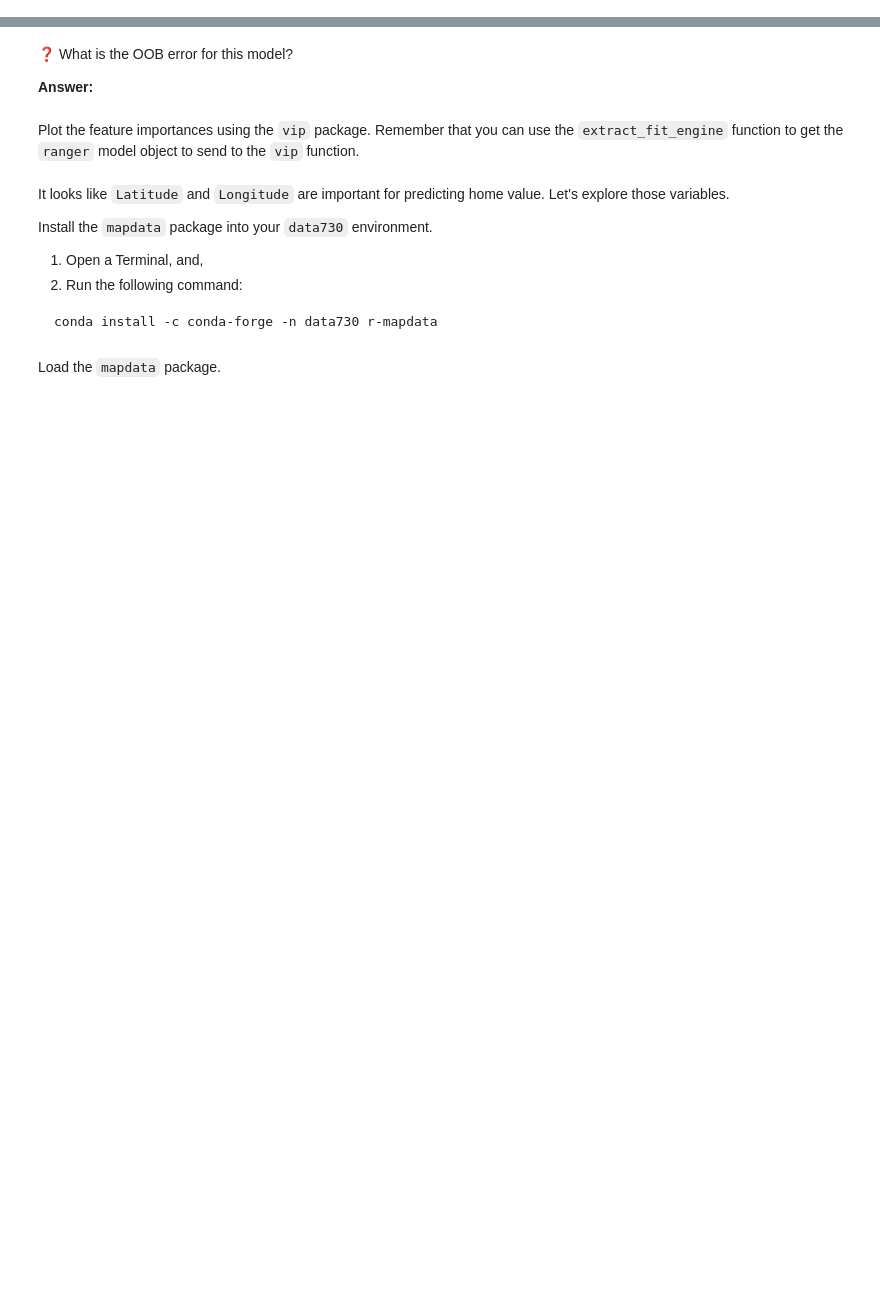
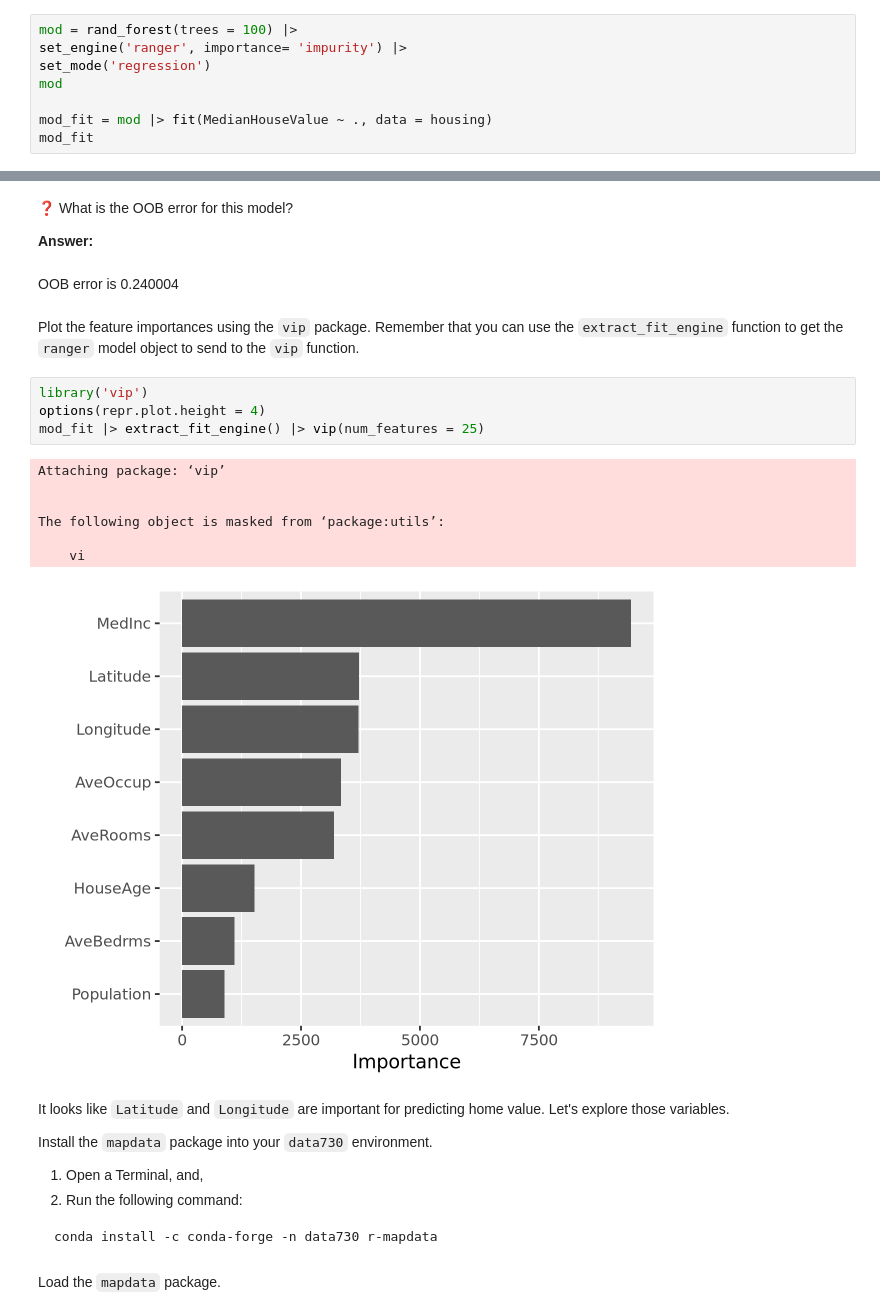
Before and after one commit to UNC-DATA-730/unit-11-assignment-yifeiwang2025, a Jupyter notebook: assignment11.ipynb, the cells around one changed output, grey strips where cells are left out. Cells and saved outputs as stored; diff of their text form; blank space fills up the shorter version.

```diff
--- a/assignment11.ipynb
+++ b/assignment11.ipynb
@@ -41,3 +74,11 @@ Let's build a random forest model to predict `MedianHouseValue`.
 
 1. Create your model, set the engine to `ranger` with `importance = 'impurity'` and the mode as `regression`.
 2. Fit the model using `MedianHouseValue` as the response variable and all other columns as predictors.
+# %%
+mod = rand_forest(trees = 100) |>
+set_engine('ranger', importance= 'impurity') |>
+set_mode('regression')
+mod
+
+mod_fit = mod |> fit(MedianHouseValue ~ ., data = housing)
+mod_fit
@@ -45,8 +113,22 @@ Let's build a random forest model to predict `MedianHouseValue`.
 ❓ What is the OOB error for this model?
 
 **Answer:**
+# %% [markdown]
+OOB error is 0.240004
 # %% [markdown]
 Plot the feature importances using the `vip` package. Remember that you can use the `extract_fit_engine` function to get the `ranger` model object to send to the `vip` function.
+# %%
+library('vip')
+options(repr.plot.height = 4)
+mod_fit |> extract_fit_engine() |> vip(num_features = 25)
+# %% [output]
+Attaching package: ‘vip’
+
+
+The following object is masked from ‘package:utils’:
+
+    vi
+[figure, added]
 # %% [markdown]
 It looks like `Latitude` and `Longitude` are important for predicting home value. Let's explore those variables.
 
```
Also changed, not shown: parts of 5 cells of this notebook.
